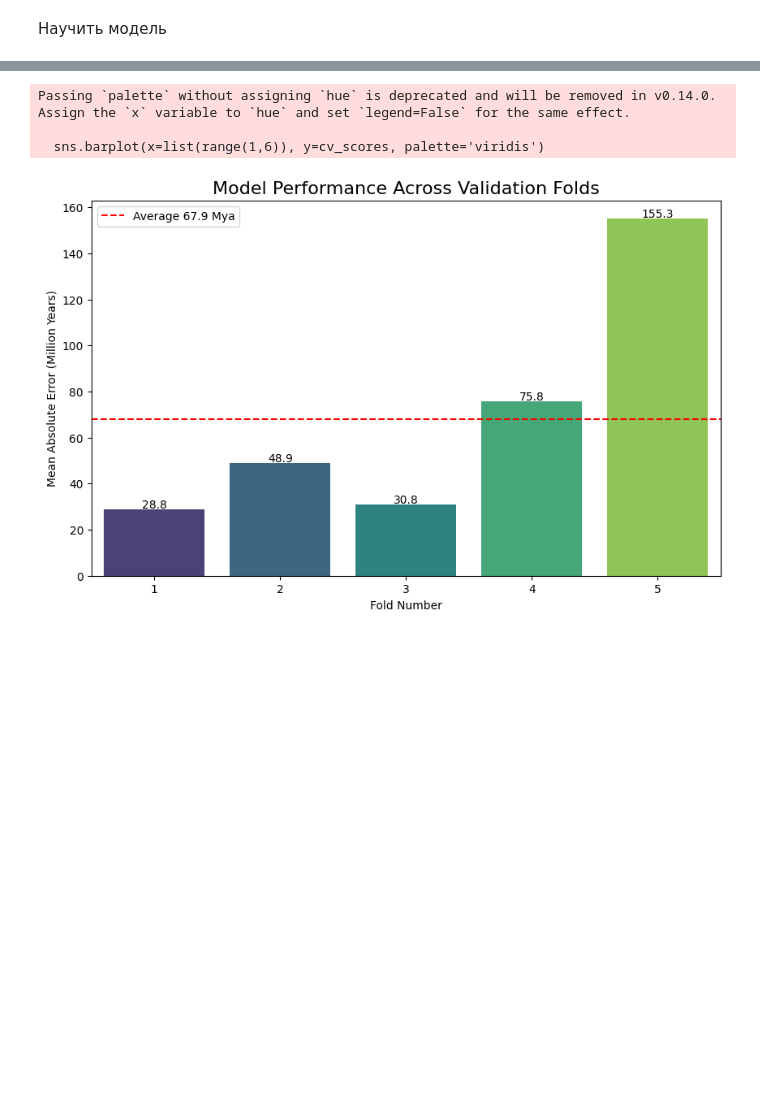
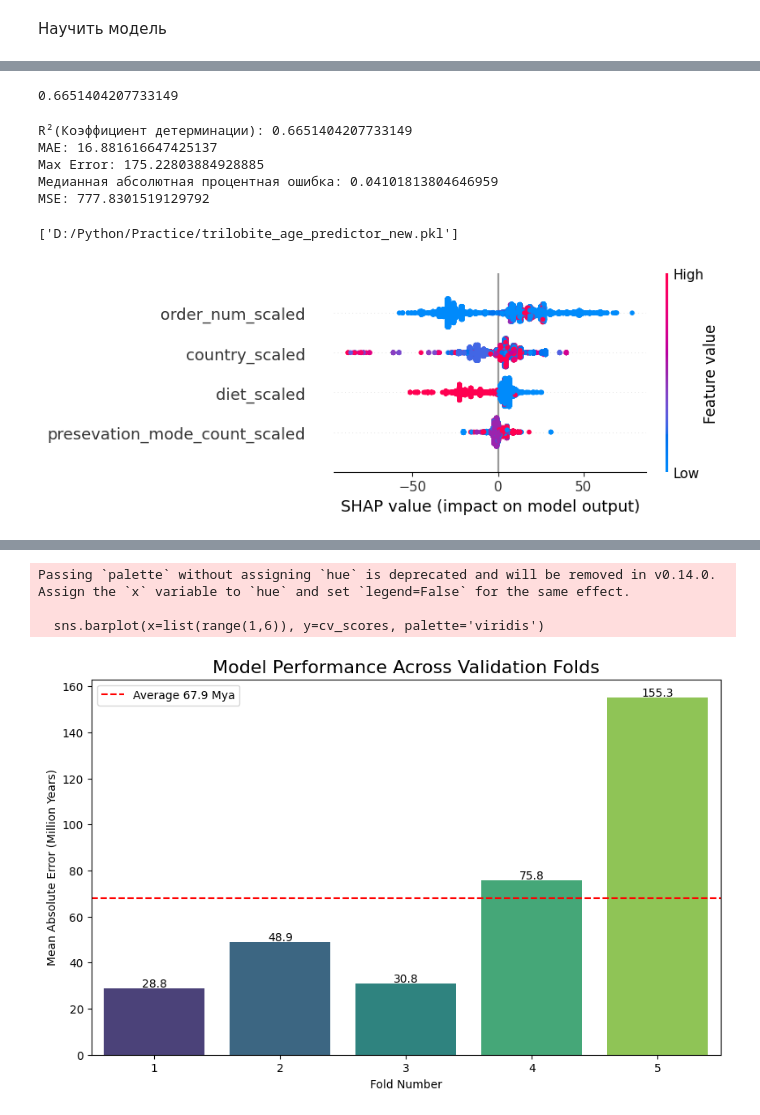
Before and after one commit to MaGNeT49/practiceML, a Jupyter notebook: test.ipynb, the cells around one changed output, grey strips where cells are left out. Drawn from its saved outputs; the diff is of its cells as text; code cells hidden in the pictures; blank space fills up the shorter version.

```diff
--- a/test.ipynb
+++ b/test.ipynb
@@ -234,0 +165,9 @@ import joblib
+# %%
+features = ['order_num_scaled', 'diet_scaled', 'presevation_mode_count_scaled', 'country_scaled']
+
+target = "max_age_mya"
+
+X = df[features].copy()
+y = df[target]
+
+X_train, X_test, y_train, y_test = train_test_split(X, y, test_size=0.2, random_state=42)
@@ -234,0 +221,25 @@ import joblib
+# %%
+df_metrics[0:1].values.tolist()[0][1]
+# %% [output]
+0.6651404207733149
+# %%
+print(f"R²(Коэффициент детерминации): {r2}\n"
+      f"MAE: {mae}\n"
+      f"Max Error: {me}\n"
+      f"Медианная абсолютная процентная ошибка: {mape}\n"
+      f"MSE: {mse}\n")
+# %% [output]
+R²(Коэффициент детерминации): 0.6651404207733149
+MAE: 16.881616647425137
+Max Error: 175.22803884928885
+Медианная абсолютная процентная ошибка: 0.04101813804646959
+MSE: 777.8301519129792
+# %%
+model_path = 'D:/Python/Practice/trilobite_age_predictor_new.pkl'
+joblib.dump(model, model_path)
+# %% [output]
+['D:/Python/Practice/trilobite_age_predictor_new.pkl']
+# %%
+shap.summary_plot(shap_values, X_test)
+# %% [output]
+[figure, added]
```
Also changed, not shown: parts of 16 cells of this notebook, 11 other files.
